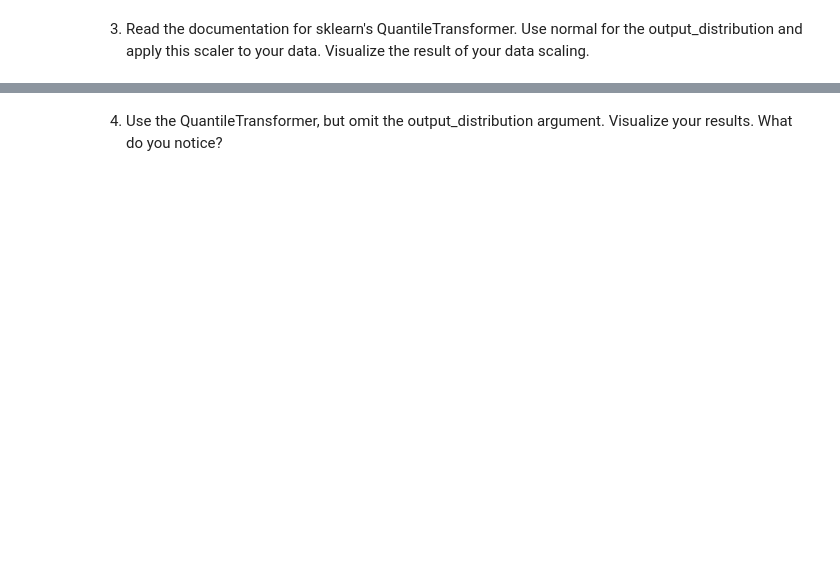
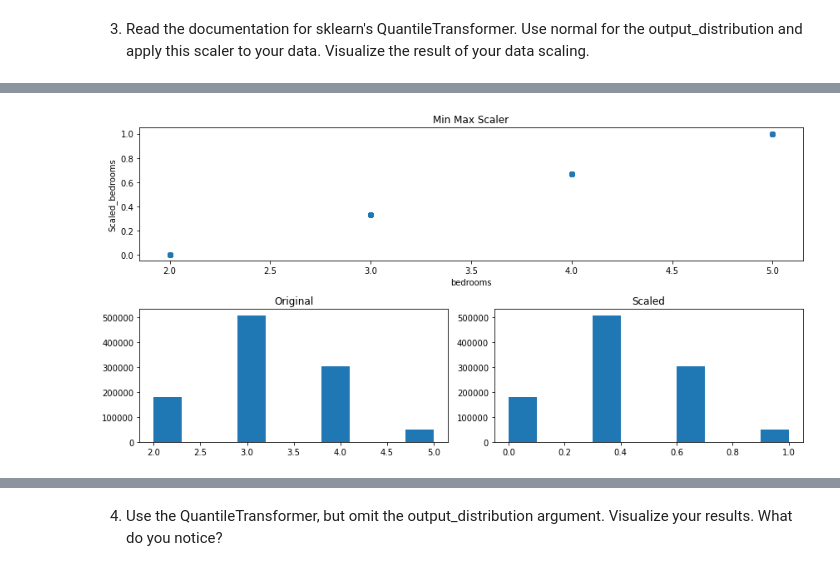
Before and after one commit to CurtisJohansen/regression-exercises, a Jupyter notebook: scaling.ipynb, the cells around one changed output, grey strips where cells are left out. Drawn from its saved outputs; the diff is of its cells as text; code cells hidden in the pictures; blank space fills up the shorter version.

```diff
--- a/scaling.ipynb
+++ b/scaling.ipynb
@@ -255,0 +385,6 @@ plt.hist(x = train['tax_value_qt'])
+# %%
+# visualize scaling for bedrooms
+
+visualize_scaled_date(sklearn.preprocessing.MinMaxScaler(), 'Min Max Scaler', 'bedrooms')
+# %% [output]
+[figure, added]
```
Also changed, not shown: parts of 36 cells of this notebook.
